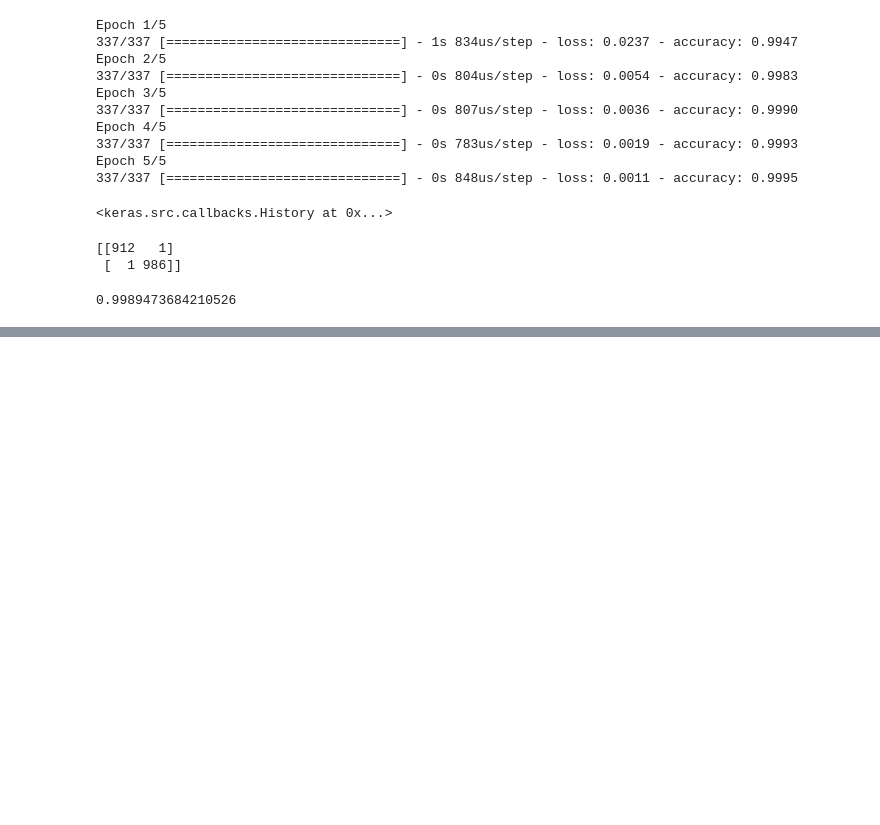
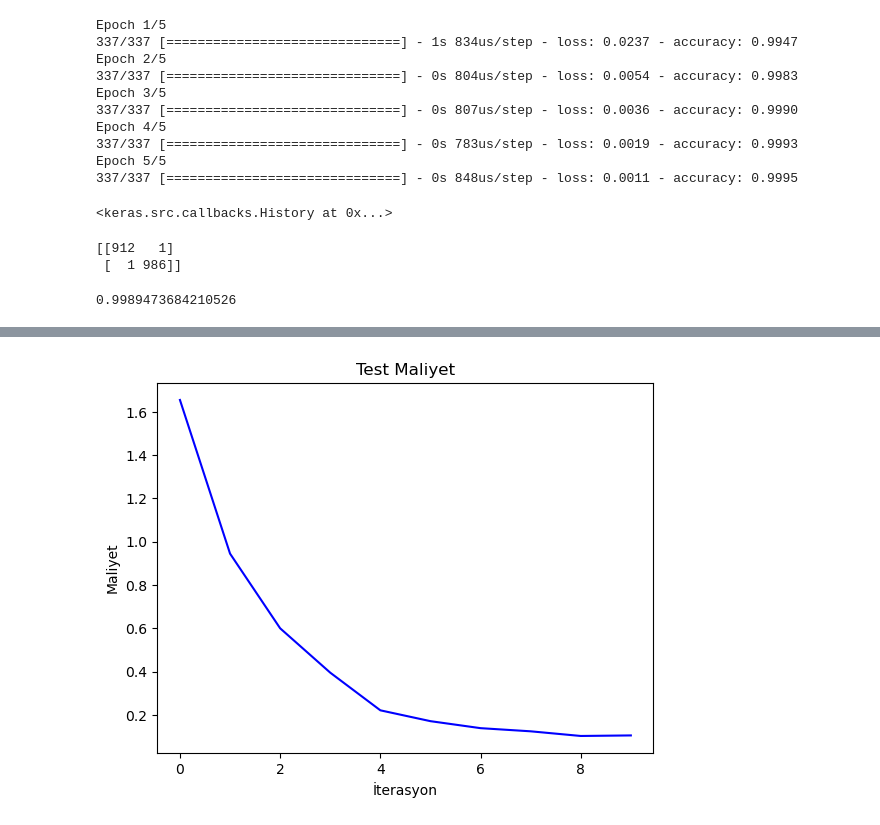
Before and after one commit to ErtugrulDay/Data-Analysis, a Jupyter notebook: 2yapay_zeka.ipynb, the cells around one changed output, grey strips where cells are left out. Saved outputs shown, nothing was run; the diff lists cells and outputs as text; code cells hidden in the pictures; blank space fills up the shorter version.

```diff
--- a/2yapay_zeka.ipynb
+++ b/2yapay_zeka.ipynb
@@ -1237,0 +1418,5 @@ accuracy_score(y_test,y_pred)
+# %%
+model.compile(optimizer=optimizer,loss="categorical_crossentropy",metrics=["accuracy"])
+# %%
+epochs=10
+batch_size=250
@@ -1237,0 +1425,22 @@ accuracy_score(y_test,y_pred)
+# %%
+#data augmentation
+datagen=ImageDataGenerator(
+    featurewise_center=False, #girdi ortalamasını veri kümesi üzerinden 0 olarak ayarlayın
+    samplewise_center=False, #her bir örnek ortalamasını 0 olarak ayarlayın
+    featurewise_std_normalization=False, #girdileri veri kümesinin standartlarına böl
+    samplewise_std_normalization=False, #her girdiyi std'ye böl
+    zca_whitening=False, #dimension reduction
+    rotation_range=5, #boyut küçültme
+    zoom_range=0.1, # %10 görüntüyü rastgele yakınlaştır
+    width_shift_range=0.1, # görüntüleri yatay olarak rastgele kaydır
+    height_shift_range=0.1, #görüntüleri dikey olarak rastgele kaydır
+    horizontal_flip=False, #görüntüleri yatay olarak rastgele çevir
+    vertical_flip= False # görüntüleri dikey olarak rastgele çevir.
+)
+
+datagen.fit(x_train)
+# %%
+history=model.fit_generator(datagen.flow(x_train,y_train,batch_size=batch_size),
+                            epochs=epochs,
+                            validation_data=(x_test,y_test),
+                            steps_per_epoch=x_train.shape[0]//batch_size,verbose=2)
@@ -1237,0 +1468,8 @@ accuracy_score(y_test,y_pred)
+# %%
+plt.plot(history.history["val_loss"],color="b")
+plt.title("Test Maliyet")
+plt.xlabel("İterasyon")
+plt.ylabel("Maliyet")
+plt.show()
+# %% [output]
+[figure, added]
```
Also changed, not shown: parts of 23 cells of this notebook.
